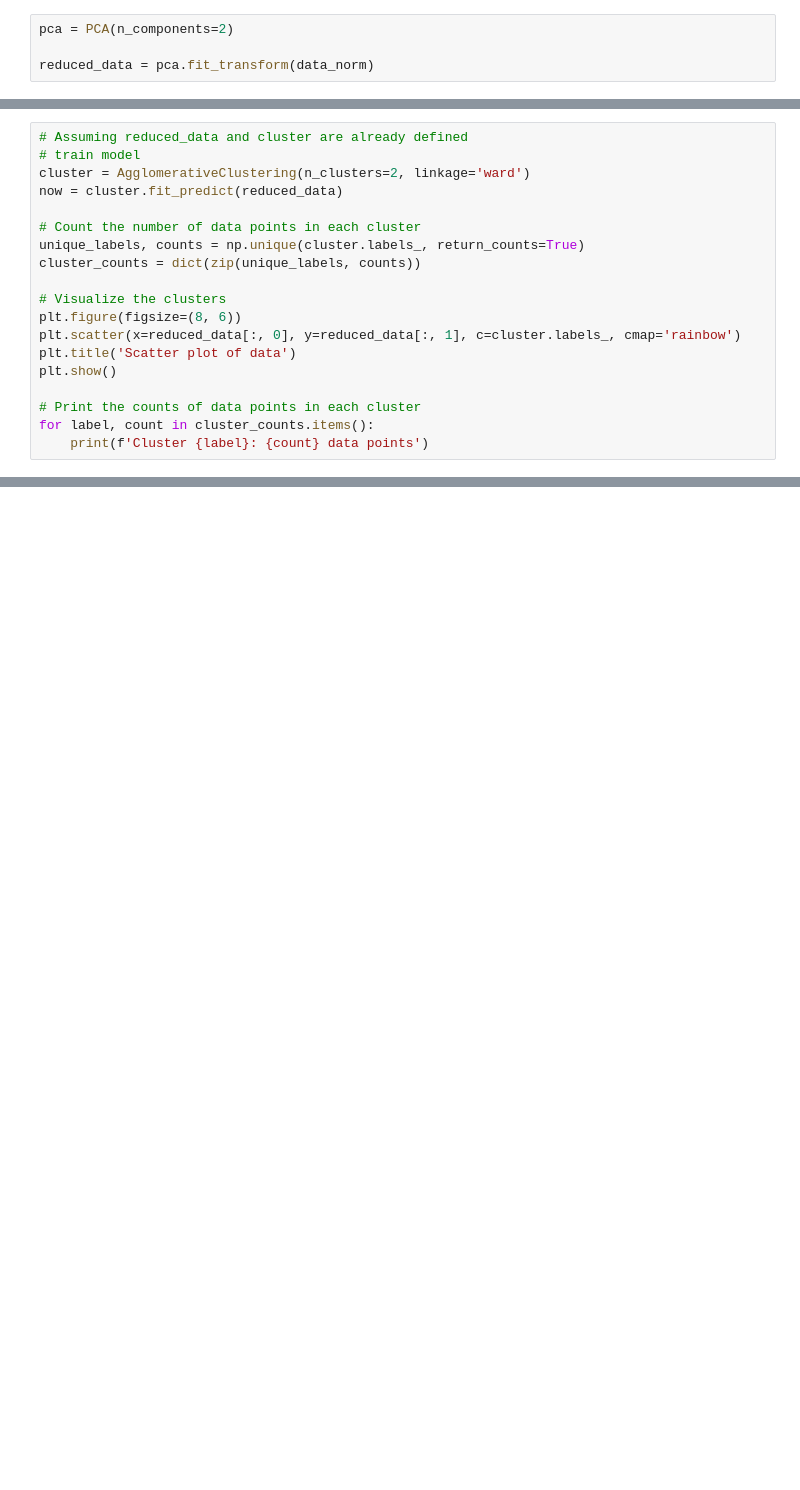
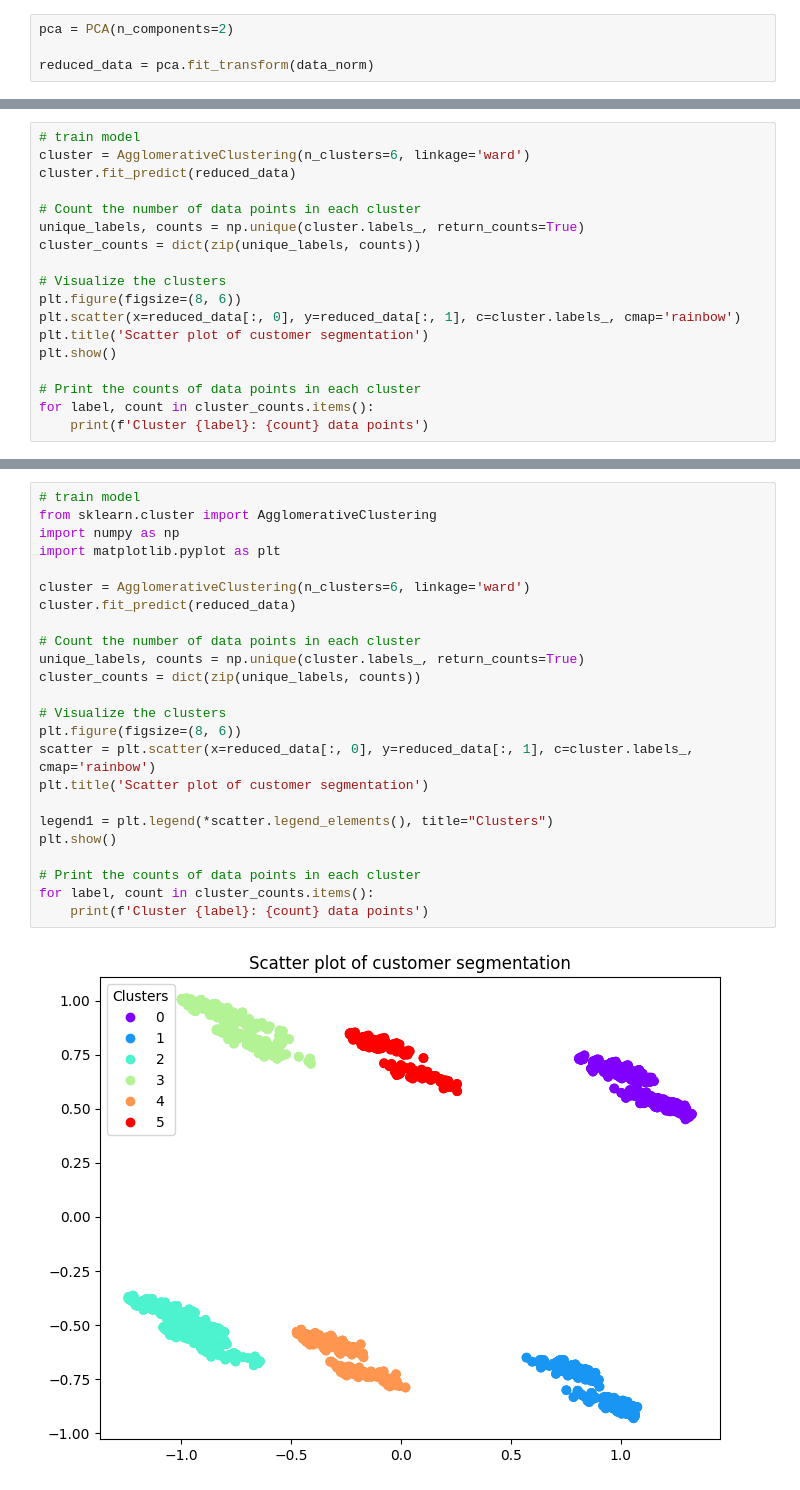
Before and after one commit to environmentallyconsciouscoder/customer_segmentation, a Jupyter notebook: hierarchical.ipynb, the cells around one changed output, grey strips where cells are left out. Cells and saved outputs as stored; diff of their text form; blank space fills up the shorter version.

Commit message:
feat: added hierarchical clustering

```diff
--- a/hierarchical.ipynb
+++ b/hierarchical.ipynb
@@ -94,8 +49,7 @@ Text(0.5, 1.0, 'Scatter plot of wholesales data')
 # %%
-# Assuming reduced_data and cluster are already defined
 # train model
-cluster = AgglomerativeClustering(n_clusters=2, linkage='ward')
-now = cluster.fit_predict(reduced_data)
+cluster = AgglomerativeClustering(n_clusters=6, linkage='ward')
+cluster.fit_predict(reduced_data)
 
 # Count the number of data points in each cluster
 unique_labels, counts = np.unique(cluster.labels_, return_counts=True)
@@ -104,7 +58,7 @@ cluster_counts = dict(zip(unique_labels, counts))
 # Visualize the clusters
 plt.figure(figsize=(8, 6))
 plt.scatter(x=reduced_data[:, 0], y=reduced_data[:, 1], c=cluster.labels_, cmap='rainbow')
-plt.title('Scatter plot of data')
+plt.title('Scatter plot of customer segmentation')
 plt.show()
 
 # Print the counts of data points in each cluster
@@ -133,0 +69,26 @@ df
+# %%
+# train model
+from sklearn.cluster import AgglomerativeClustering
+import numpy as np
+import matplotlib.pyplot as plt
+
+cluster = AgglomerativeClustering(n_clusters=6, linkage='ward')
+cluster.fit_predict(reduced_data)
+
+# Count the number of data points in each cluster
+unique_labels, counts = np.unique(cluster.labels_, return_counts=True)
+cluster_counts = dict(zip(unique_labels, counts))
+
+# Visualize the clusters
+plt.figure(figsize=(8, 6))
+scatter = plt.scatter(x=reduced_data[:, 0], y=reduced_data[:, 1], c=cluster.labels_, cmap='rainbow')
+plt.title('Scatter plot of customer segmentation')
+
+legend1 = plt.legend(*scatter.legend_elements(), title="Clusters")
+plt.show()
+
+# Print the counts of data points in each cluster
+for label, count in cluster_counts.items():
+    print(f'Cluster {label}: {count} data points')
+# %% [output]
+[figure, added]
```
Also changed, not shown: parts of 15 cells of this notebook.
